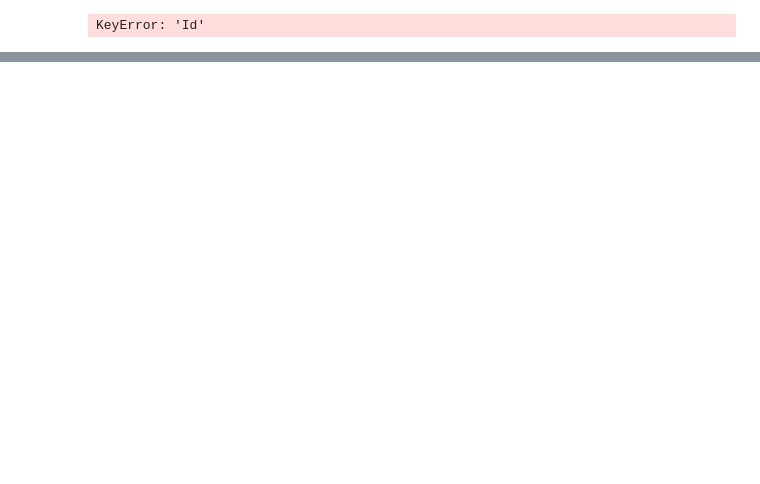
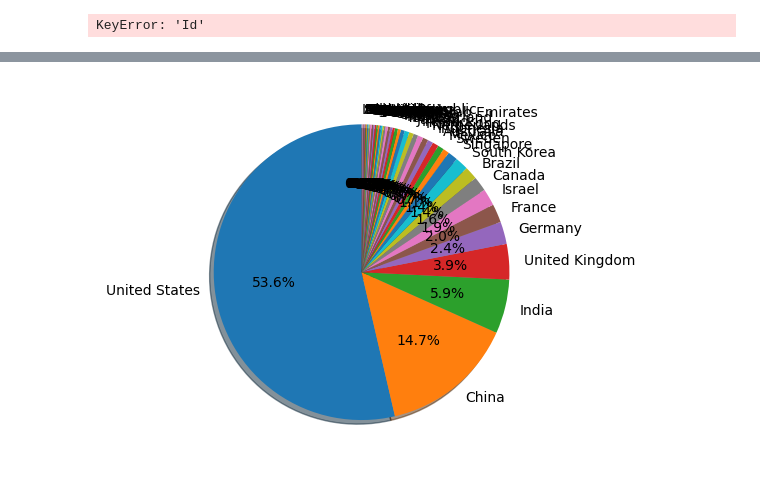
Before and after one commit to 21seya/Analise_dados_conceitos, a Jupyter notebook: projeto01_unicornio.ipynb, the cells around one changed output, grey strips where cells are left out. Cells and saved outputs as stored; diff of their text form; code cells hidden in the pictures; blank space fills up the shorter version.

```diff
--- a/projeto01_unicornio.ipynb
+++ b/projeto01_unicornio.ipynb
@@ -232,0 +335,2 @@ KeyError: 'Id'
+# %%
+Analise = Base_Dados['Pais'].value_counts(normalize=True) * 100
@@ -232,0 +357,10 @@ KeyError: 'Id'
+# %%
+plt.pie(
+    Analise,
+    labels=Analise.index,
+    shadow= True,
+    startangle=90,
+    autopct='%1.1f%%'
+);
+# %% [output]
+[figure, added]
```
Also changed, not shown: parts of 9 cells of this notebook.
